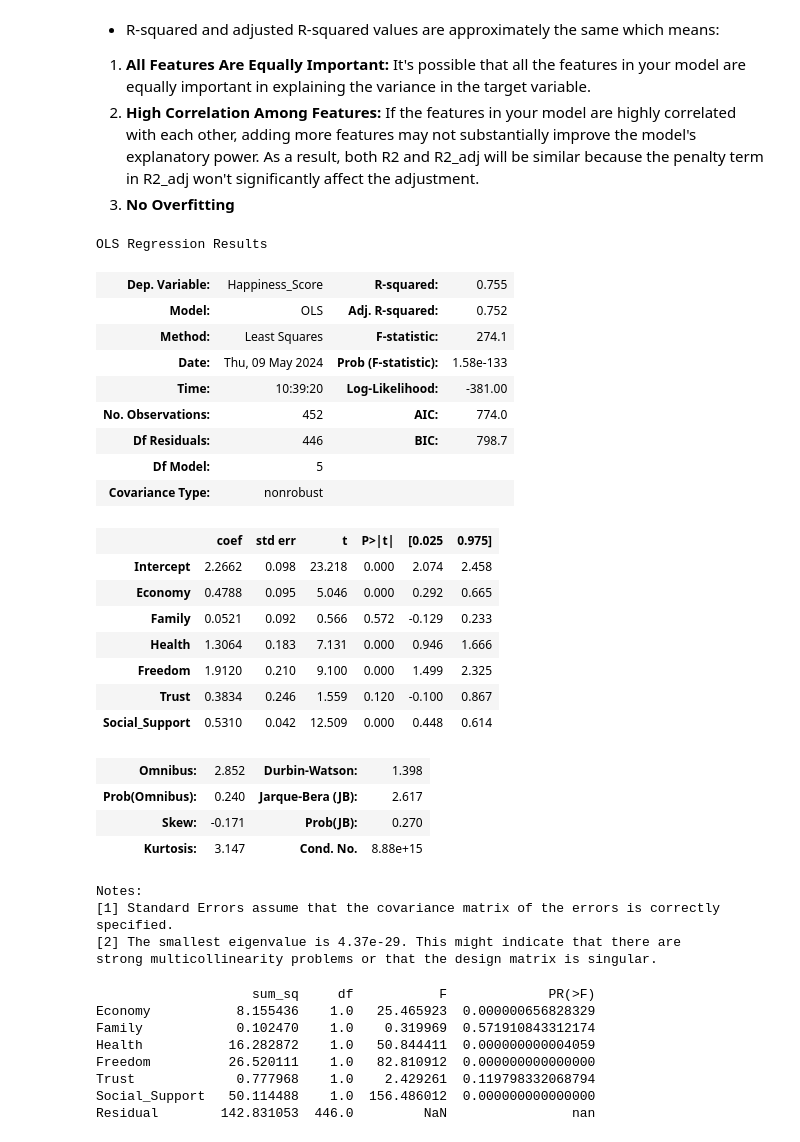
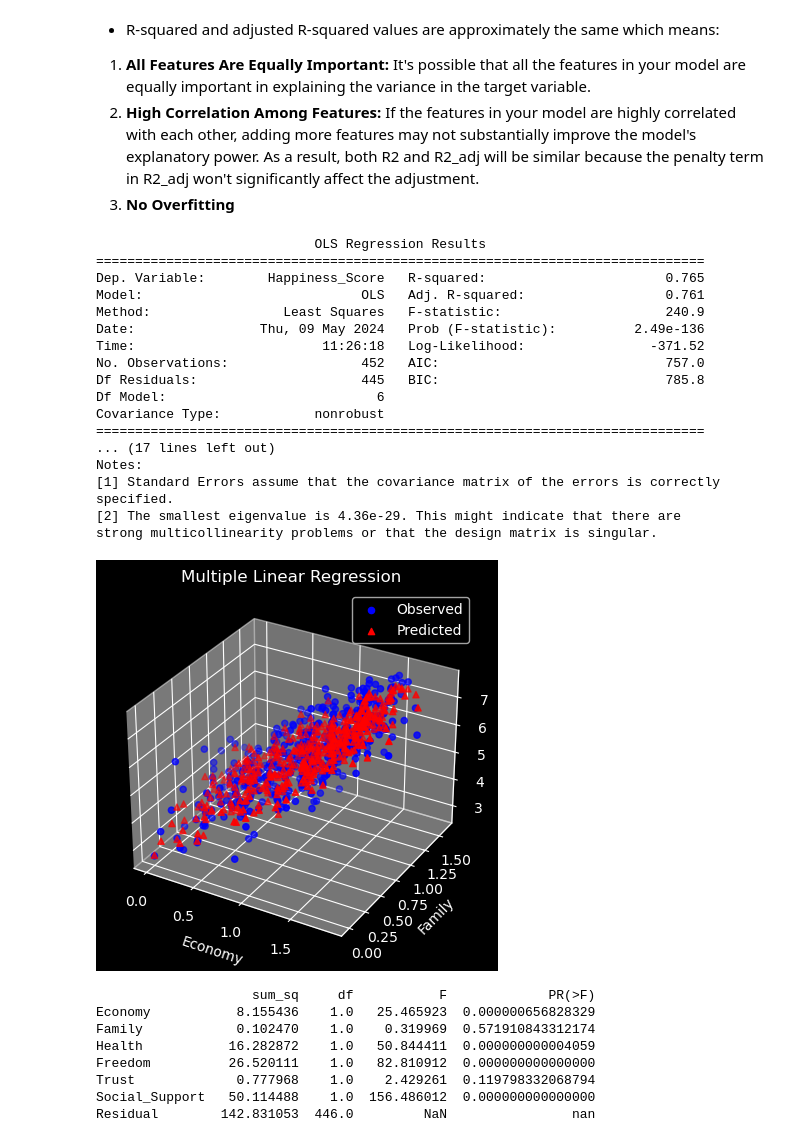
Before and after one commit to apdo60311/regression-analyzer, a Jupyter notebook: notebooks/regression_model.ipynb, the cells around one changed output. Drawn from its saved outputs; the diff is of its cells as text; code cells hidden in the pictures.

```diff
--- a/notebooks/regression_model.ipynb
+++ b/notebooks/regression_model.ipynb
@@ -662,35 +643,50 @@ ols_model = ols('Happiness_Score ~ Economy + Family + Health + Freedom + Trust +
 1. **All Features Are Equally Important:** It's possible that all the features in your model are equally important in explaining the variance in the target variable.
 2. **High Correlation Among Features:** If the features in your model are highly correlated with each other, adding more features may not substantially improve the model's explanatory power. As a result, both R2 and R2_adj will be similar because the penalty term in R2_adj won't significantly affect the adjustment.
 3. **No Overfitting**
-# %%
-ols_model.summary()
-# %% [output]
-OLS Regression Results
-| Dep. Variable: | Happiness_Score | R-squared: | 0.755 |
-| Model: | OLS | Adj. R-squared: | 0.752 |
-| Method: | Least Squares | F-statistic: | 274.1 |
-| Date: | Thu, 09 May 2024 | Prob (F-statistic): | 1.58e-133 |
-| Time: | 10:39:20 | Log-Likelihood: | -381.00 |
-| No. Observations: | 452 | AIC: | 774.0 |
-| Df Residuals: | 446 | BIC: | 798.7 |
-| Df Model: | 5 |  |  |
-| Covariance Type: | nonrobust |  |  |
-|  | coef | std err | t | P>|t| | [0.025 | 0.975] |
-| Intercept | 2.2662 | 0.098 | 23.218 | 0.000 | 2.074 | 2.458 |
-| Economy | 0.4788 | 0.095 | 5.046 | 0.000 | 0.292 | 0.665 |
-| Family | 0.0521 | 0.092 | 0.566 | 0.572 | -0.129 | 0.233 |
-| Health | 1.3064 | 0.183 | 7.131 | 0.000 | 0.946 | 1.666 |
-| Freedom | 1.9120 | 0.210 | 9.100 | 0.000 | 1.499 | 2.325 |
-| Trust | 0.3834 | 0.246 | 1.559 | 0.120 | -0.100 | 0.867 |
-| Social_Support | 0.5310 | 0.042 | 12.509 | 0.000 | 0.448 | 0.614 |
-| Omnibus: | 2.852 | Durbin-Watson: | 1.398 |
-| Prob(Omnibus): | 0.240 | Jarque-Bera (JB): | 2.617 |
-| Skew: | -0.171 | Prob(JB): | 0.270 |
-| Kurtosis: | 3.147 | Cond. No. | 8.88e+15 |
-Notes:
-[1] Standard Errors assume that the covariance matrix of the errors is correctly specified.
-[2] The smallest eigenvalue is 4.37e-29. This might indicate that there are
-strong multicollinearity problems or that the design matrix is singular.
+# %%
+X1 = np.column_stack((data_cleaned['Economy'], data_cleaned['Family'], data_cleaned['Health'], data_cleaned['Freedom'], data_cleaned['Trust'], data_cleaned['Generosity'], data_cleaned['Social_Support']))
+X2 = sm.add_constant(X1)  # Add constant term for intercept
+y = data_cleaned['Happiness_Score']
+
+model = sm.OLS(y, X2).fit()
+
+print(model.summary())
+
+predictions = model.predict(X2)
+
+fig = plt.figure()
+ax = fig.add_subplot(111, projection='3d')
+
+ax.scatter(X1[:, 0], X1[:, 1], y, c='blue', marker='o', label='Observed')
+
+ax.scatter(X1[:, 0], X1[:, 1], predictions, c='red', marker='^', label='Predicted')
+
+ax.set_xlabel('Economy')
+ax.set_ylabel('Family')
+ax.set_zlabel('Happiness_Score')
+ax.set_title('Multiple Linear Regression')
+ax.legend()
+
+plt.show()
+# %% [output]
+                            OLS Regression Results
+==============================================================================
+Dep. Variable:        Happiness_Score   R-squared:                       0.765
+Model:                            OLS   Adj. R-squared:                  0.761
+Method:                 Least Squares   F-statistic:                     240.9
+Date:                Thu, 09 May 2024   Prob (F-statistic):          2.49e-136
+Time:                        11:26:18   Log-Likelihood:                -371.52
+No. Observations:                 452   AIC:                             757.0
+Df Residuals:                     445   BIC:                             785.8
+Df Model:                           6
+Covariance Type:            nonrobust
+==============================================================================
+... (17 lines left out)
+Notes:
+[1] Standard Errors assume that the covariance matrix of the errors is correctly specified.
+[2] The smallest eigenvalue is 4.36e-29. This might indicate that there are
+strong multicollinearity problems or that the design matrix is singular.
+[figure, added]
 # %%
 ssr = ols_model.mse_model * ols_model.df_model
 sse = ols_model.mse_resid * ols_model.df_resid
```
Also changed, not shown: parts of 4 cells of this notebook.
